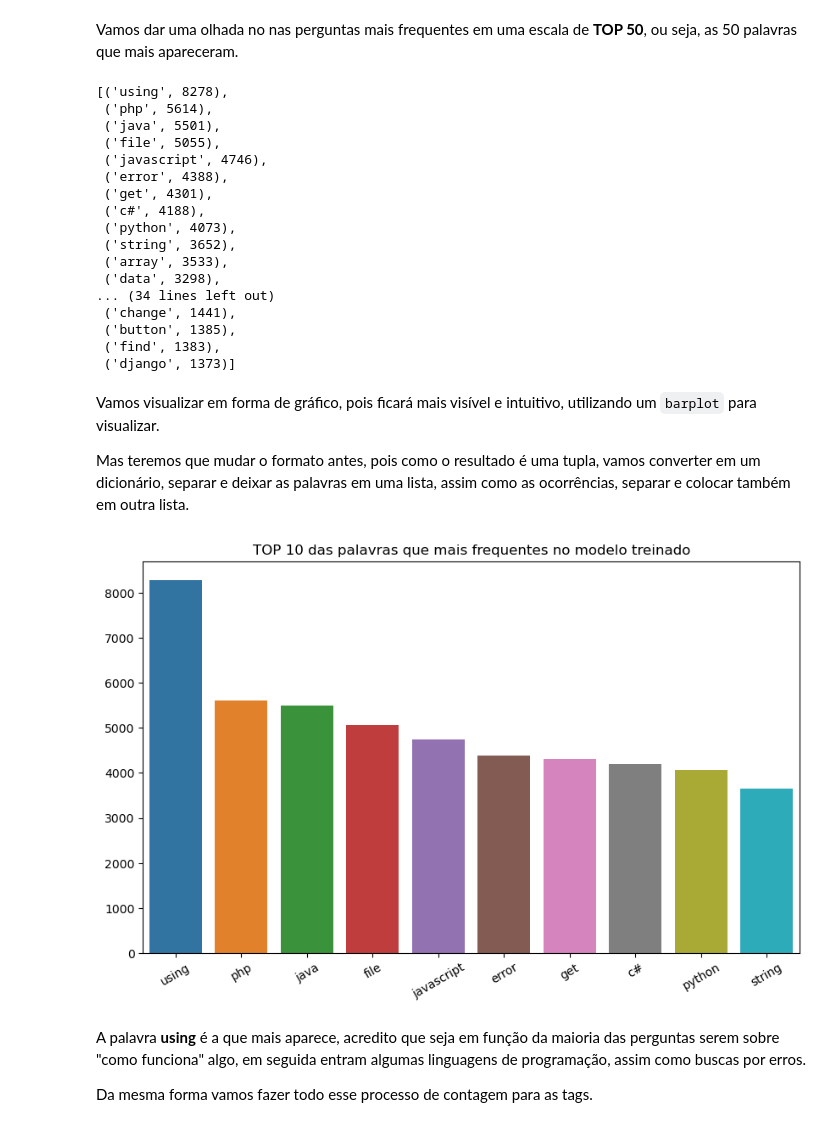
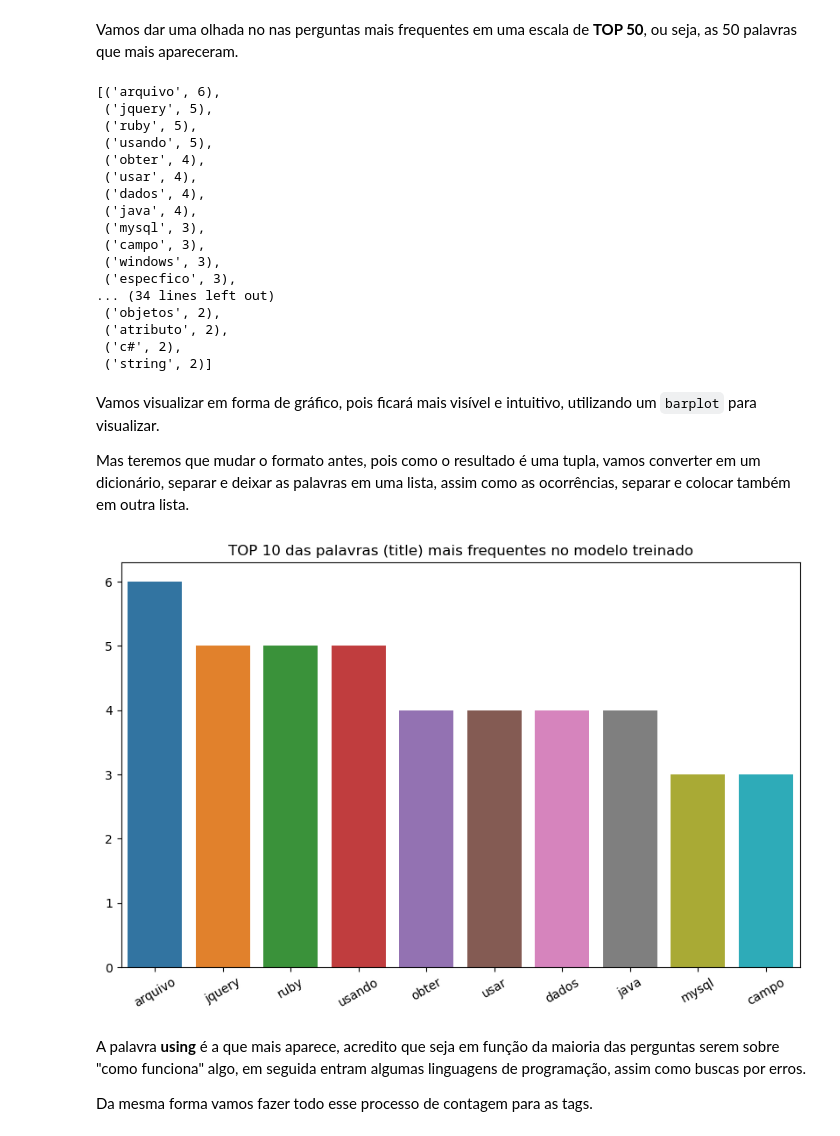
Before and after one commit to LuksJobs/previsao-pln, a Jupyter notebook: previsao_de_pln.ipynb, the cells around one changed output. Cells and saved outputs as stored; diff of their text form; code cells hidden in the pictures.

```diff
--- a/previsao_de_pln.ipynb
+++ b/previsao_de_pln.ipynb
@@ -91,10 +91,13 @@ Vamos iniciar criando um função para importação dos dados. Nessa importaçã
 def read_data(filename):
 
     # importando o arquivo
-    data = pd.read_csv(filename, sep='\t')
+    data = pd.read_csv(filename,  sep="\t")
 
     # removendo as aspas que são importadas juntas
-    data['tags'] = data['tags'].apply(literal_eval)
+    #data['tags'] = data['tags'].apply(literal_eval)
+
+    # Tratamento dos valores NaN na coluna 'tags'
+    data["tags"] = data["tags"].apply(lambda x: literal_eval(x) if not pd.isna(x) else [])
 
     # retornando o arquivo
     return data
@@ -102,10 +105,16 @@ def read_data(filename):
 Agora vamos importar os dois arquivos.
 # %%
 # importando os dados de treino
-train = read_data('data/train.tsv')
+train = read_data('data/traiin.tsv')
+
+# Imprimir o DataFrame train
+#print(train.head())
 
 # importando os dados de validação
-validation = read_data('data/validation.tsv')
+validation = read_data('data/validatiion.tsv')
+
+# Imprimir o DataFrame validation
+#print(validation.head())
 # %% [markdown]
 Vamos dar uma olhada nas primeiras linhas de cada conjunto com o método `head()`.
 # %%
@@ -196,7 +220,7 @@ remove_espec_carac = re.compile('[/(){}\[\]\|@,;]')
 remove_symb = re.compile('[^0-9a-z #+_]')
 
 # criando um objeto para remoção de stopwords no idioma ingles
-stopwords = stopwords.words('english')
+stopwords = stopwords.words('portuguese')
 
 # criando a função
 def text_prepare(text):
@@ -287,23 +311,23 @@ Vamos dar uma olhada no nas perguntas mais frequentes em uma escala de **TOP 50*
 # %%
 words_freq[:50]
 # %% [output]
-[('using', 8278),
- ('php', 5614),
- ('java', 5501),
- ('file', 5055),
- ('javascript', 4746),
- ('error', 4388),
- ('get', 4301),
- ('c#', 4188),
- ('python', 4073),
- ('string', 3652),
- ('array', 3533),
- ('data', 3298),
+[('arquivo', 6),
+ ('jquery', 5),
+ ('ruby', 5),
+ ('usando', 5),
+ ('obter', 4),
+ ('usar', 4),
+ ('dados', 4),
+ ('java', 4),
+ ('mysql', 3),
+ ('campo', 3),
+ ('windows', 3),
+ ('especfico', 3),
 ... (34 lines left out)
- ('change', 1441),
- ('button', 1385),
- ('find', 1383),
- ('django', 1373)]
+ ('objetos', 2),
+ ('atributo', 2),
+ ('c#', 2),
+ ('string', 2)]
 # %% [markdown]
 Vamos visualizar em forma de gráfico, pois ficará mais visível e intuitivo, utilizando um `barplot` para visualizar.
 
@@ -311,23 +335,23 @@ Mas teremos que mudar o formato antes, pois como o resultado é uma tupla, vamos
 # %%
 # colocando as palavras em um objeto do tipo lista
 words_list = list(dict(words_freq[:10]).keys())
 
 # colocando as ocorrências em um objeto do tipo lista
 occur_list = list(dict(words_freq[:10]).values())
 
 # definindo a área de plotagem
 plt.figure(figsize=(10,6))
 
 # criando o gráfico
 ax = sns.barplot(x = words_list, y = occur_list)
 
 # inserindo o título
-ax.set_title('TOP 10 das palavras que mais frequentes no modelo treinado')
+ax.set_title('TOP 10 das palavras (title) mais frequentes no modelo treinado')
 
 # rotacionando os rótulos do eixo x
 plt.xticks(rotation=30);
 # %% [output]
-[figure, old version]
+[figure, new version]
 # %% [markdown]
 A palavra **using** é a que mais aparece, acredito que seja em função da maioria das perguntas serem sobre "como funciona" algo, em seguida entram algumas linguagens de programação, assim como buscas por erros.
 
```
Also changed, not shown: parts of 10 cells of this notebook.
